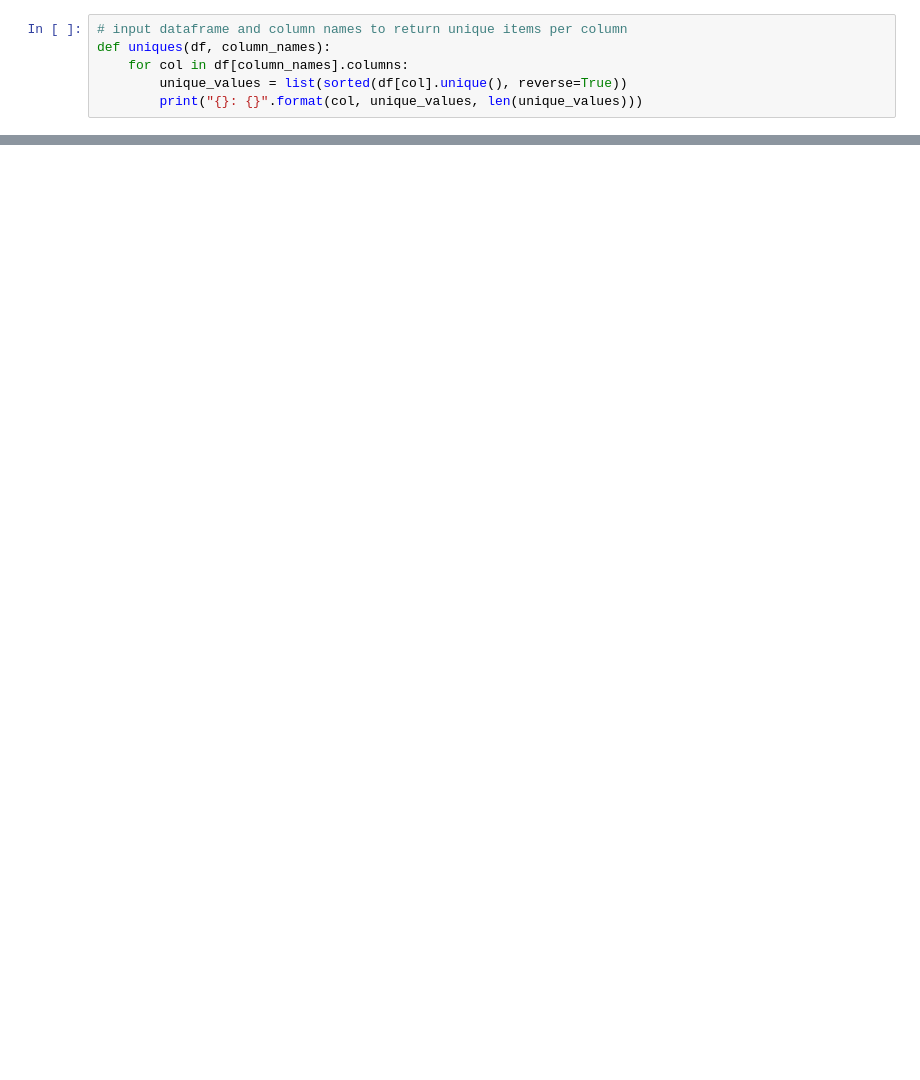
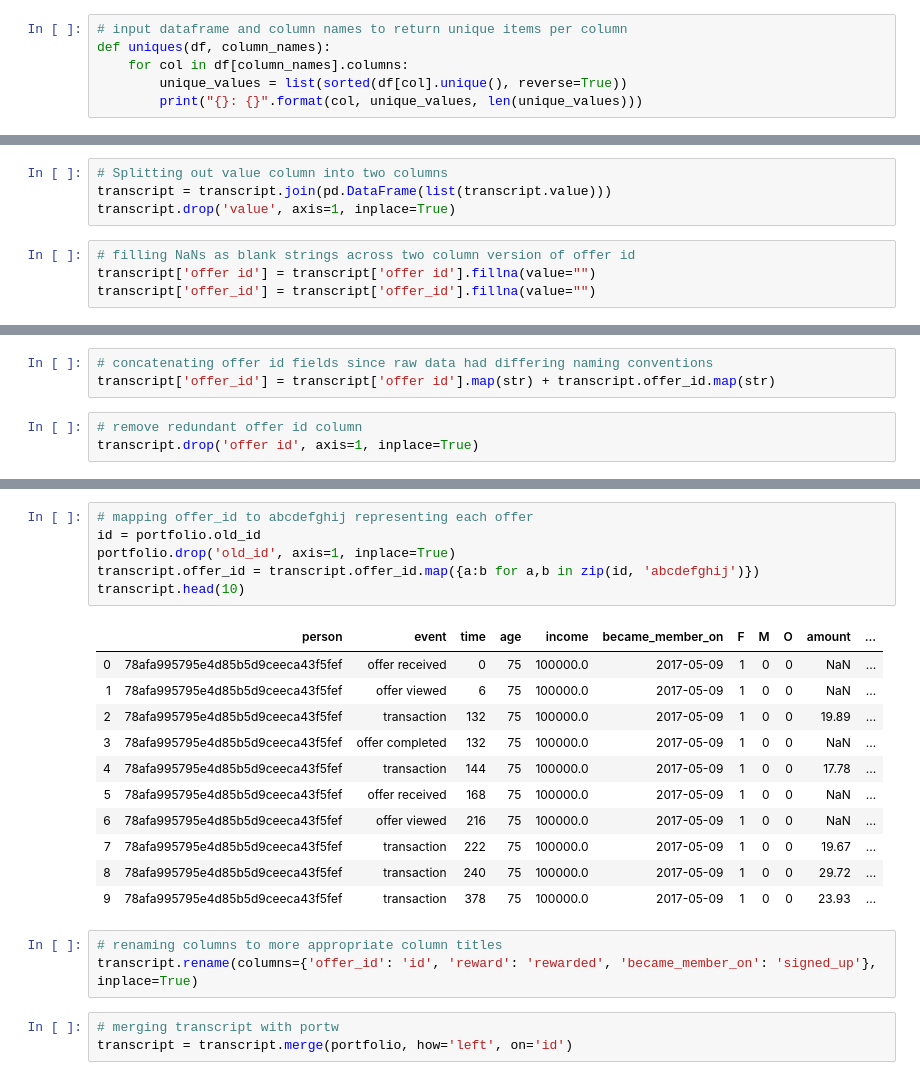
Before and after one commit to GarethEgerton/Starbucks_Udacity, a Jupyter notebook: notebooks/exploratory/1. Data_wrangling.ipynb, the cells around one changed output, grey strips where cells are left out. Saved outputs shown, nothing was run; the diff lists cells and outputs as text; blank space fills up the shorter version.

```diff
--- a/notebooks/exploratory/1. Data_wrangling.ipynb
+++ b/notebooks/exploratory/1. Data_wrangling.ipynb
@@ -295,0 +217,8 @@ tranc
+# %%
+# Splitting out value column into two columns
+transcript = transcript.join(pd.DataFrame(list(transcript.value)))
+transcript.drop('value', axis=1, inplace=True)
+# %%
+# filling NaNs as blank strings across two column version of offer id
+transcript['offer id'] = transcript['offer id'].fillna(value="")
+transcript['offer_id'] = transcript['offer_id'].fillna(value="")
@@ -295,0 +234,6 @@ tranc
+# %%
+# concatenating offer id fields since raw data had differing naming conventions
+transcript['offer_id'] = transcript['offer id'].map(str) + transcript.offer_id.map(str)
+# %%
+# remove redundant offer id column
+transcript.drop('offer id', axis=1, inplace=True)
@@ -295,0 +249,24 @@ tranc
+# %%
+# mapping offer_id to abcdefghij representing each offer
+id = portfolio.old_id
+portfolio.drop('old_id', axis=1, inplace=True)
+transcript.offer_id = transcript.offer_id.map({a:b for a,b in zip(id, 'abcdefghij')})
+transcript.head(10)
+# %% [output]
+|  | person | event | time | age | income | became_member_on | F | M | O | amount | ... |
+| 0 | 78afa995795e4d85b5d9ceeca43f5fef | offer received | 0 | 75 | 100000.0 | 2017-05-09 | 1 | 0 | 0 | NaN | ... |
+| 1 | 78afa995795e4d85b5d9ceeca43f5fef | offer viewed | 6 | 75 | 100000.0 | 2017-05-09 | 1 | 0 | 0 | NaN | ... |
+| 2 | 78afa995795e4d85b5d9ceeca43f5fef | transaction | 132 | 75 | 100000.0 | 2017-05-09 | 1 | 0 | 0 | 19.89 | ... |
+| 3 | 78afa995795e4d85b5d9ceeca43f5fef | offer completed | 132 | 75 | 100000.0 | 2017-05-09 | 1 | 0 | 0 | NaN | ... |
+| 4 | 78afa995795e4d85b5d9ceeca43f5fef | transaction | 144 | 75 | 100000.0 | 2017-05-09 | 1 | 0 | 0 | 17.78 | ... |
+| 5 | 78afa995795e4d85b5d9ceeca43f5fef | offer received | 168 | 75 | 100000.0 | 2017-05-09 | 1 | 0 | 0 | NaN | ... |
+| 6 | 78afa995795e4d85b5d9ceeca43f5fef | offer viewed | 216 | 75 | 100000.0 | 2017-05-09 | 1 | 0 | 0 | NaN | ... |
+| 7 | 78afa995795e4d85b5d9ceeca43f5fef | transaction | 222 | 75 | 100000.0 | 2017-05-09 | 1 | 0 | 0 | 19.67 | ... |
+| 8 | 78afa995795e4d85b5d9ceeca43f5fef | transaction | 240 | 75 | 100000.0 | 2017-05-09 | 1 | 0 | 0 | 29.72 | ... |
+| 9 | 78afa995795e4d85b5d9ceeca43f5fef | transaction | 378 | 75 | 100000.0 | 2017-05-09 | 1 | 0 | 0 | 23.93 | ... |
+# %%
+# renaming columns to more appropriate column titles
+transcript.rename(columns={'offer_id': 'id', 'reward': 'rewarded', 'became_member_on': 'signed_up'}, inplace=True)
+# %%
+# merging transcript with portw
+transcript = transcript.merge(portfolio, how='left', on='id')
```
Also changed, not shown: parts of 100 cells of this notebook, 12 other files.
